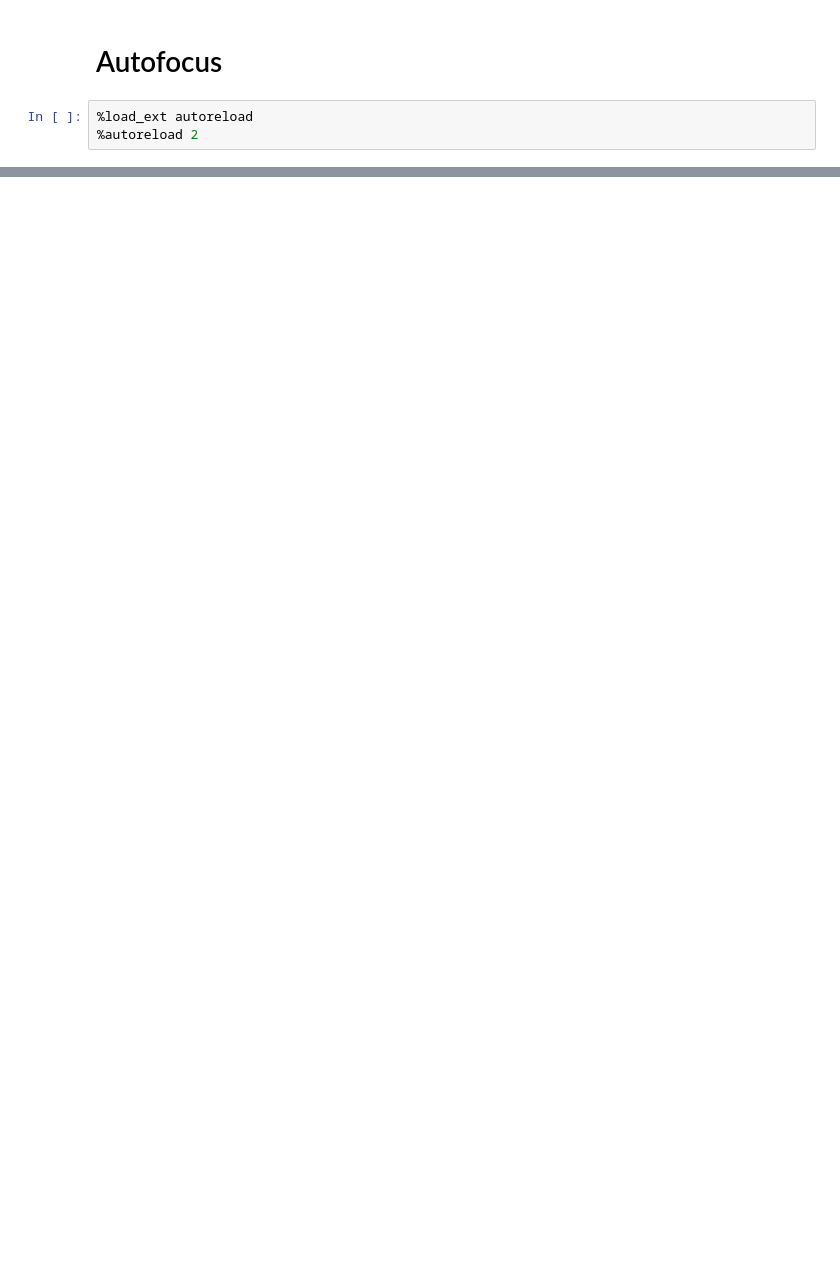
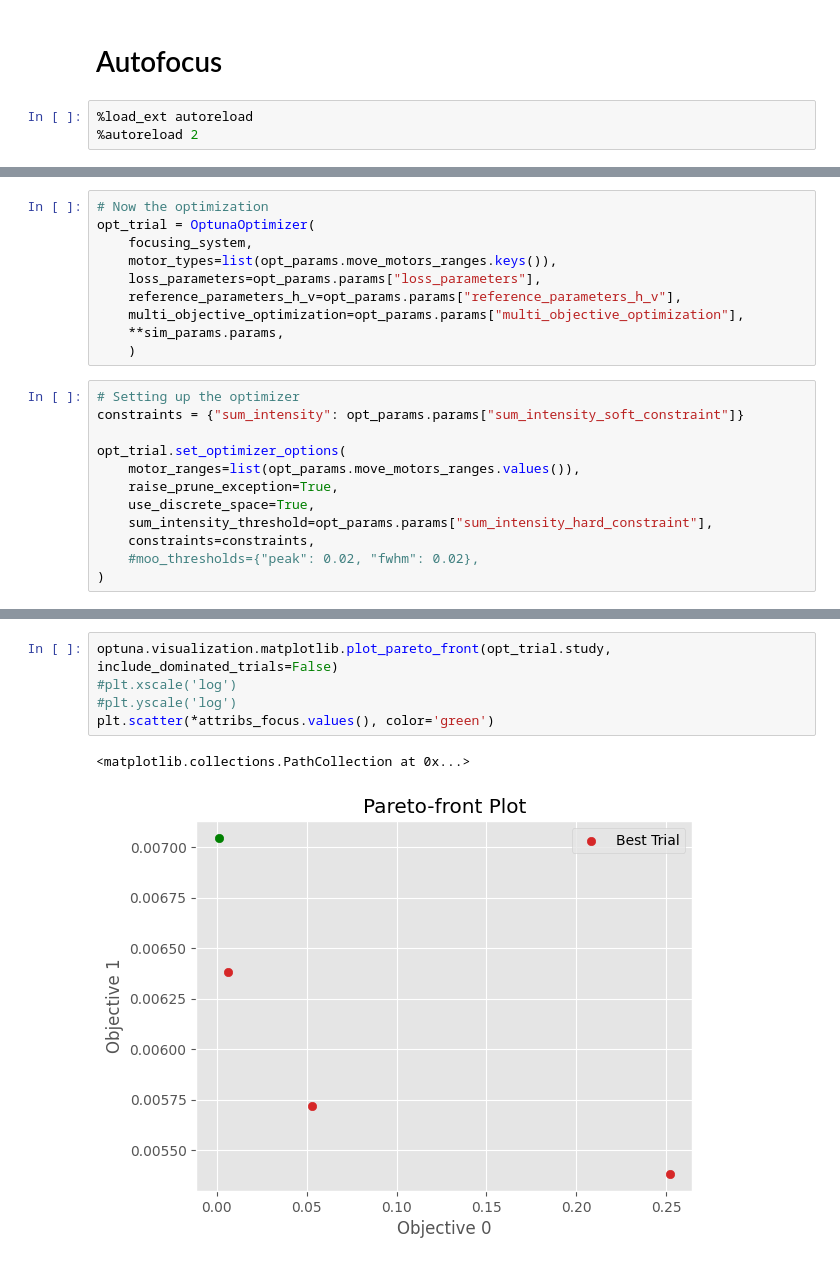
Before and after one commit to AI-ML-at-APS/AI-ML_Control_System, a Jupyter notebook: work_directory/28-ID/jupyter/optuna/autofocus_clean.ipynb, the cells around one changed output, grey strips where cells are left out. Saved outputs shown, nothing was run; the diff lists cells and outputs as text; blank space fills up the shorter version.

```diff
--- a/work_directory/28-ID/jupyter/optuna/autofocus_clean.ipynb
+++ b/work_directory/28-ID/jupyter/optuna/autofocus_clean.ipynb
@@ -371,0 +265,22 @@ error sending registration message to CA repeater daemon was "Network is unreach
+# %%
+# Now the optimization
+opt_trial = OptunaOptimizer(
+    focusing_system,
+    motor_types=list(opt_params.move_motors_ranges.keys()),
+    loss_parameters=opt_params.params["loss_parameters"],
+    reference_parameters_h_v=opt_params.params["reference_parameters_h_v"],
+    multi_objective_optimization=opt_params.params["multi_objective_optimization"],
+    **sim_params.params,
+    )
+# %%
+# Setting up the optimizer
+constraints = {"sum_intensity": opt_params.params["sum_intensity_soft_constraint"]}
+
+opt_trial.set_optimizer_options(
+    motor_ranges=list(opt_params.move_motors_ranges.values()),
+    raise_prune_exception=True,
+    use_discrete_space=True,
+    sum_intensity_threshold=opt_params.params["sum_intensity_hard_constraint"],
+    constraints=constraints,
+    #moo_thresholds={"peak": 0.02, "fwhm": 0.02},
+)
@@ -371,0 +322,8 @@ error sending registration message to CA repeater daemon was "Network is unreach
+# %%
+optuna.visualization.matplotlib.plot_pareto_front(opt_trial.study, include_dominated_trials=False)
+#plt.xscale('log')
+#plt.yscale('log')
+plt.scatter(*attribs_focus.values(), color='green')
+# %% [output]
+<matplotlib.collections.PathCollection at 0x...>
+[figure, added]
```
Also changed, not shown: parts of 129 cells of this notebook, 7 other files.
